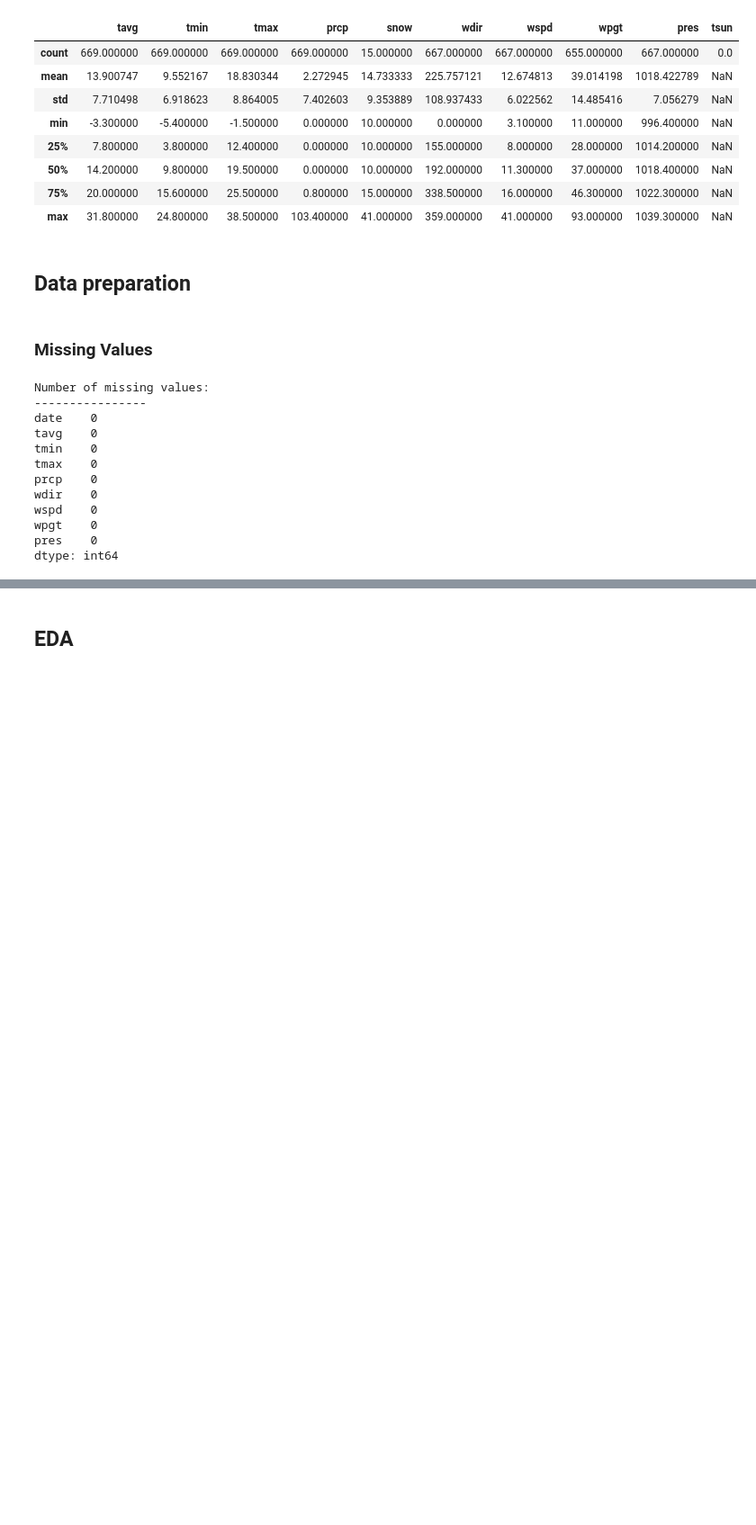
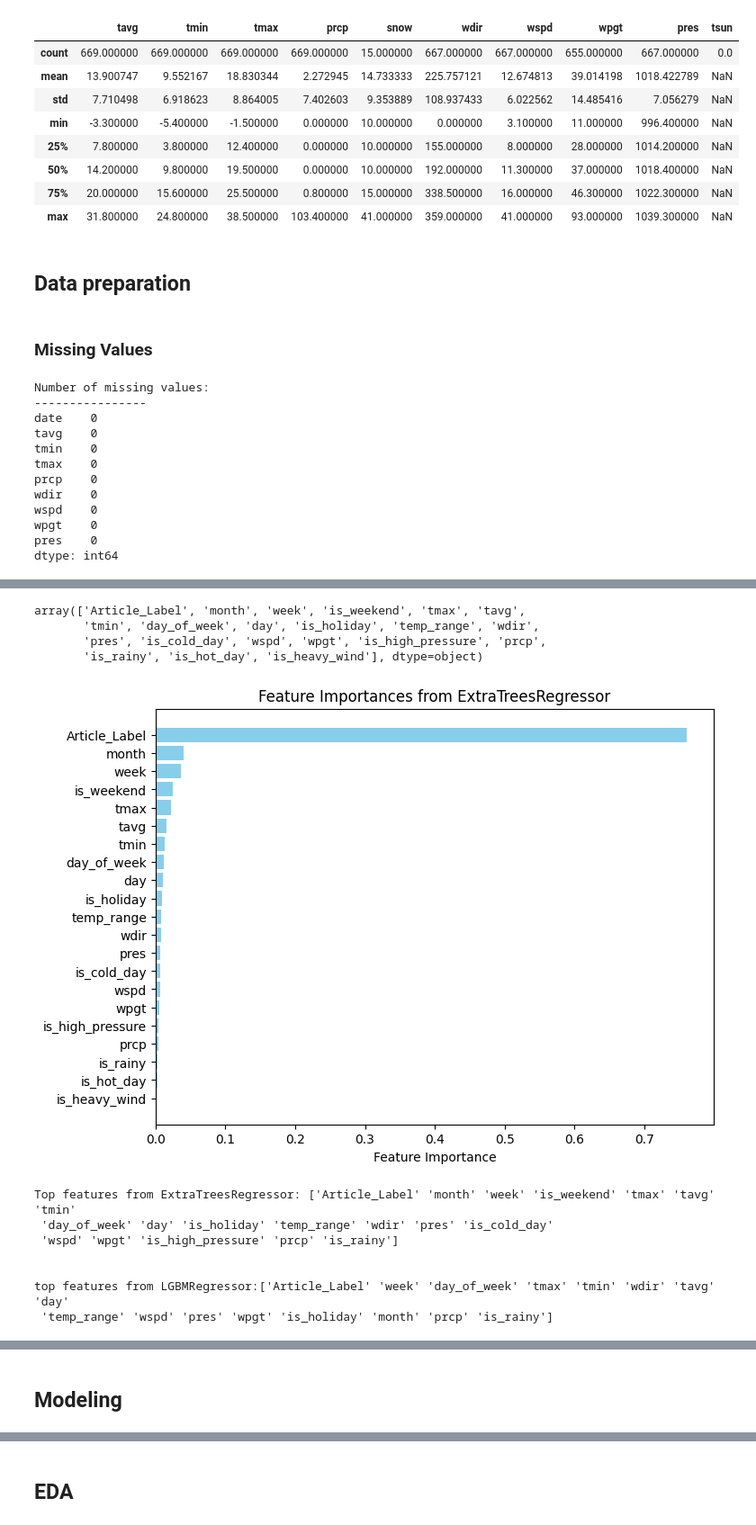
Before and after one commit to msbeigi/sale-analysis, a Jupyter notebook: backery_sale.ipynb, the cells around one changed output, grey strips where cells are left out. Shown at 90% size. Drawn from its saved outputs; the diff is of its cells as text; code cells hidden in the pictures; blank space fills up the shorter version.

```diff
--- a/backery_sale.ipynb
+++ b/backery_sale.ipynb
@@ -403,0 +439,17 @@ merged_data
+# %%
+from sklearn.ensemble import ExtraTreesRegressor
+from sklearn.model_selection import train_test_split
+import lightgbm as lgb
+
+
+X_train,X_test,y_train,y_test=train_test_split(df_train, df_y, test_size=0.3, random_state=42)
+
+
+etr = ExtraTreesRegressor(n_estimators=300, random_state=42)
+etr.fit(X_train, y_train)
+feature_importances_etr = etr.feature_importances_
+
+lgbm = lgb.LGBMRegressor(n_estimators=100, max_depth=10, random_state=42)
+lgbm.fit(X_train, y_train)
+
+feature_importances_lgbm = lgbm.feature_importances_
@@ -403,0 +465,49 @@ merged_data
+# %%
+importances = importances.sort_values(by='Importance_ETR', ascending=False)
+importances['Feature'].values
+# %% [output]
+array(['Article_Label', 'month', 'week', 'is_weekend', 'tmax', 'tavg',
+       'tmin', 'day_of_week', 'day', 'is_holiday', 'temp_range', 'wdir',
+       'pres', 'is_cold_day', 'wspd', 'wpgt', 'is_high_pressure', 'prcp',
+       'is_rainy', 'is_hot_day', 'is_heavy_wind'], dtype=object)
+# %%
+features = X_train.columns
+importances = pd.DataFrame({
+    'Feature': features,
+    'Importance_ETR': feature_importances_etr,
+    'Importance_LGBM': feature_importances_lgbm
+})
+
+importances_etr = importances.sort_values(by='Importance_ETR', ascending=False)
+plt.figure(figsize=(8, 6))
+plt.barh(importances_etr['Feature'], importances_etr['Importance_ETR'], color='skyblue')
+plt.xlabel('Feature Importance')
+plt.title('Feature Importances from ExtraTreesRegressor')
+plt.gca().invert_yaxis()
+plt.show()
+
+# importances = importances.sort_values(by='Importance_LGBM', ascending=False)
+top_features_etr = importances_etr[:19]['Feature'].values
+print(f'\nTop features from ExtraTreesRegressor: {top_features_etr}\n')
+
+importances_lgbm = importances.sort_values(by='Importance_LGBM', ascending=False)
+
+plt.figure(figsize=(8, 6))
+plt.barh(importances_lgbm['Feature'], importances_lgbm['Importance_LGBM'], color='lightgreen')
+plt.xlabel('Feature Importance')
+plt.title('Feature Importances from LGBMRegressor')
+plt.gca().invert_yaxis()
+
+
+top_features_lgbm = importances_lgbm[:16]['Feature'].values
+print(f'\ntop features from LGBMRegressor:{top_features_lgbm}\n')
+plt.show()
+# %% [output]
+[figure, added]
+Top features from ExtraTreesRegressor: ['Article_Label' 'month' 'week' 'is_weekend' 'tmax' 'tavg' 'tmin'
+ 'day_of_week' 'day' 'is_holiday' 'temp_range' 'wdir' 'pres' 'is_cold_day'
+ 'wspd' 'wpgt' 'is_high_pressure' 'prcp' 'is_rainy']
+
+
+top features from LGBMRegressor:['Article_Label' 'week' 'day_of_week' 'tmax' 'tmin' 'wdir' 'tavg' 'day'
+ 'temp_range' 'wspd' 'pres' 'wpgt' 'is_holiday' 'month' 'prcp' 'is_rainy']
@@ -403,0 +515,2 @@ merged_data
+# %% [markdown]
+## Modeling
```
Also changed, not shown: parts of 49 cells of this notebook.
